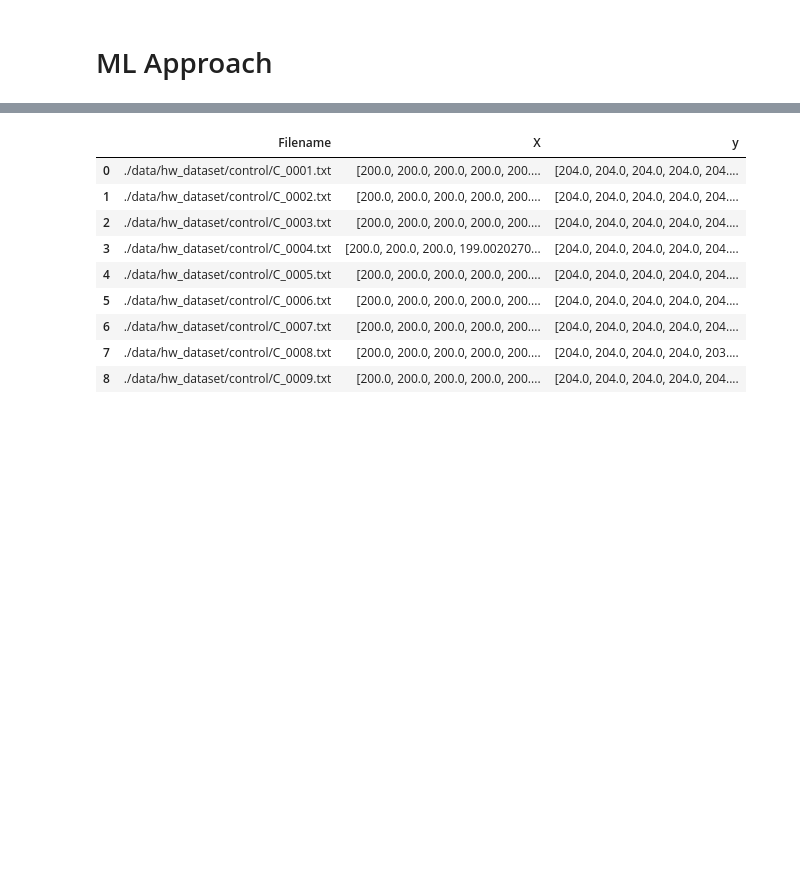
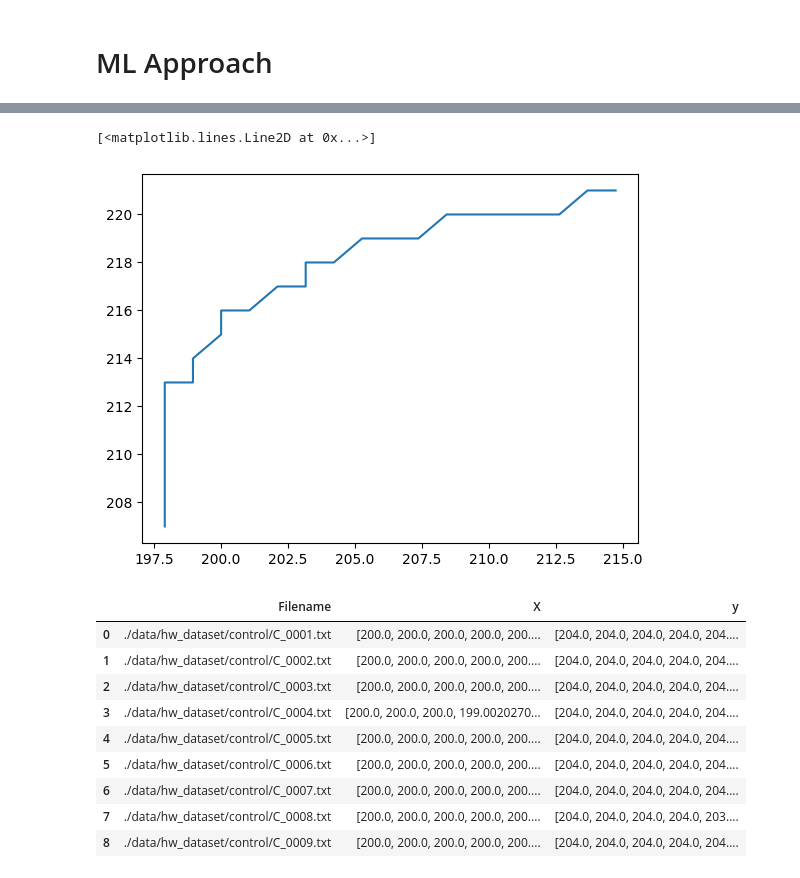
Before and after one commit to Leahie/SYSlab, a Jupyter notebook: smooth.ipynb, the cells around one changed output, grey strips where cells are left out. Drawn from its saved outputs; the diff is of its cells as text; code cells hidden in the pictures; blank space fills up the shorter version.

```diff
--- a/smooth.ipynb
+++ b/smooth.ipynb
@@ -87,3 +109,8 @@ data_original = pd.read_pickle(f'G:/My Drive/Sys Lab/modified_data/new/modified_
+# %%
+plt.plot(r2["X"], r2["y"])
+# %% [output]
+[<matplotlib.lines.Line2D at 0x...>]
+[figure, added]
 # %%
 controls
 # %% [output]
```
Also changed, not shown: parts of 35 cells of this notebook, 4 other files.
